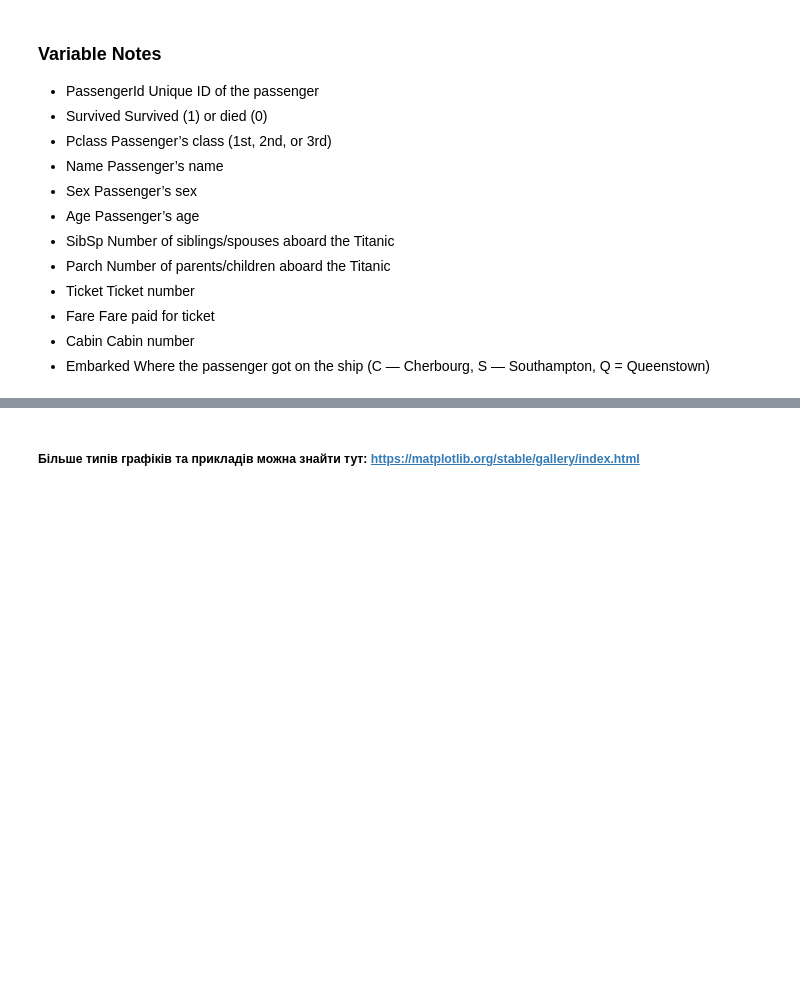
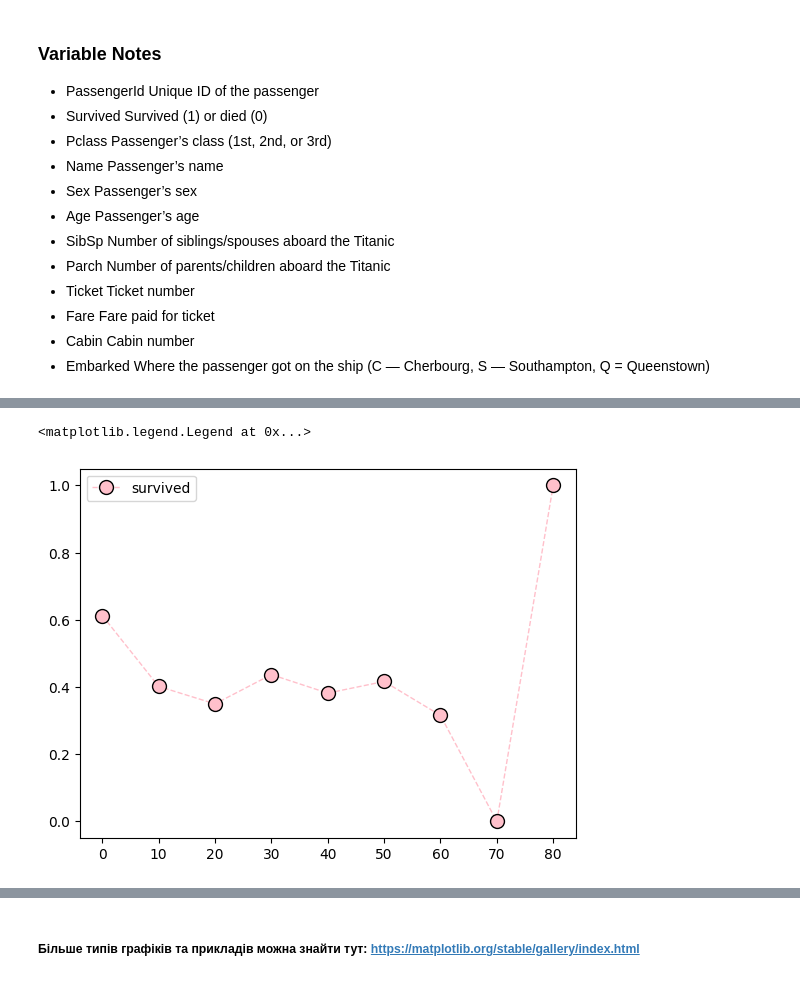
Before and after one commit to marynalysenko/goit_da_6, a Jupyter notebook: module_4_python/lesson_5_1_titanic.ipynb, the cells around one changed output, grey strips where cells are left out. Saved outputs shown, nothing was run; the diff lists cells and outputs as text; code cells hidden in the pictures; blank space fills up the shorter version.

```diff
--- a/module_4_python/lesson_5_1_titanic.ipynb
+++ b/module_4_python/lesson_5_1_titanic.ipynb
@@ -74,18 +132,22 @@ plt.show()  # виведення графіка на екран (викорис
 # %%
-plt.plot(df["age_group"], df["survived"]*100.0,
-         label="survived, %",  # label - підпис графіка
-         color="red",  # колір графіка
-         marker=".",  # тип маркера (s,o)
+plt.plot(df["age_group"], df["survived"],
+         label="survived",  # label - підпис графіка
+         color="pink",  # колір графіка
+         marker="o",  # тип маркера (s,o)
          linestyle="--",  # тип лінії
-         linewidth=2,  # товщина лінії
+         linewidth=1,  # товщина лінії
          markersize=10,  # розмір маркера
-         markeredgecolor="green",  # колір межі маркера
+         markeredgecolor="black",  # колір межі маркера
          )
 plt.legend()  # виведення легенди
+
 # Аргументи функції plot можна задавати в будь-якому порядку
 
 # щоб побачити всі аргументи функції plot скористайтеся документацією:
 # https://matplotlib.org/stable/api/_as_gen/matplotlib.pyplot.plot.html
+# %% [output]
+<matplotlib.legend.Legend at 0x...>
+[figure, added]
 # %%
 # підхід 2 - ініціюючи фігуру
 
```
Also changed, not shown: parts of 31 cells of this notebook, 3 other files.
